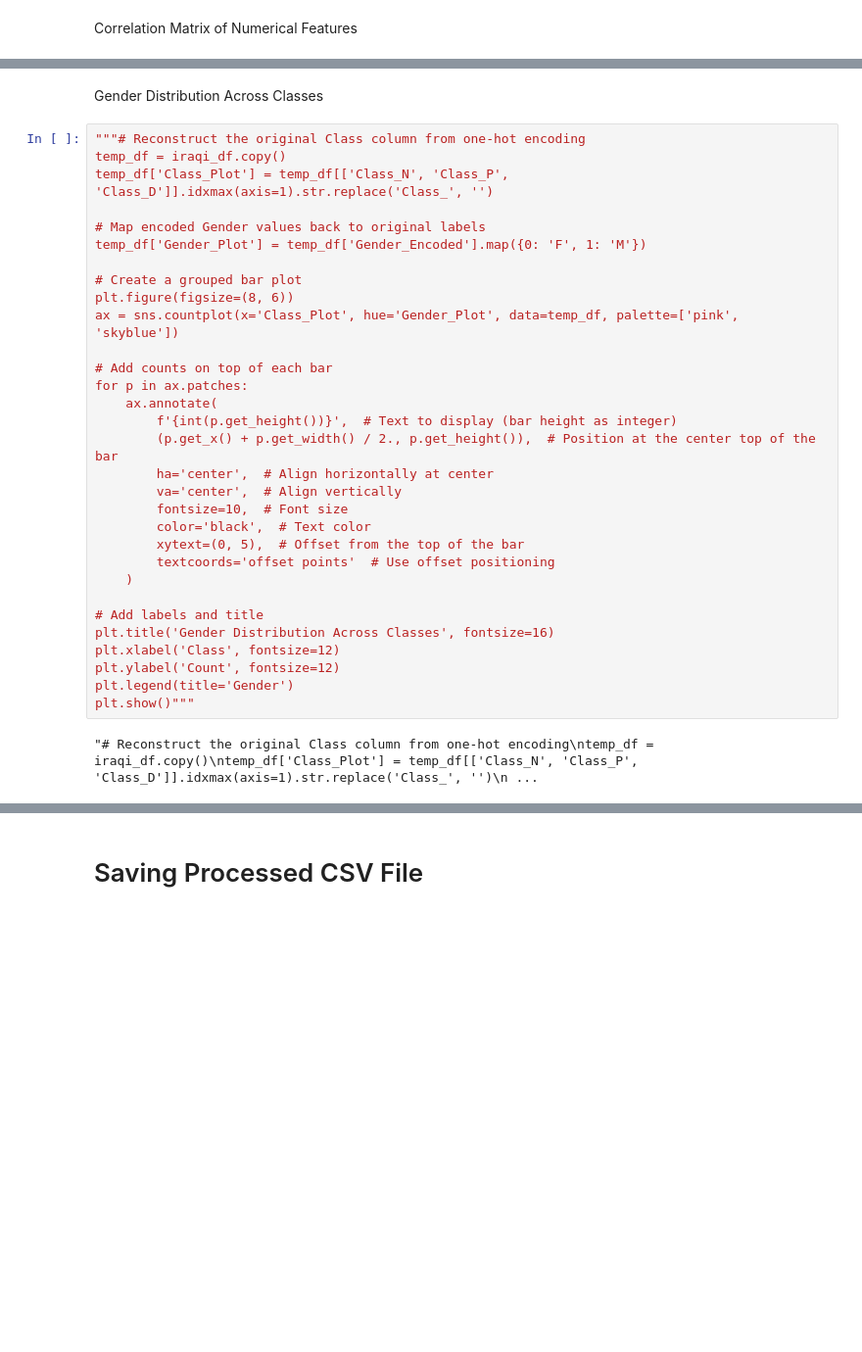
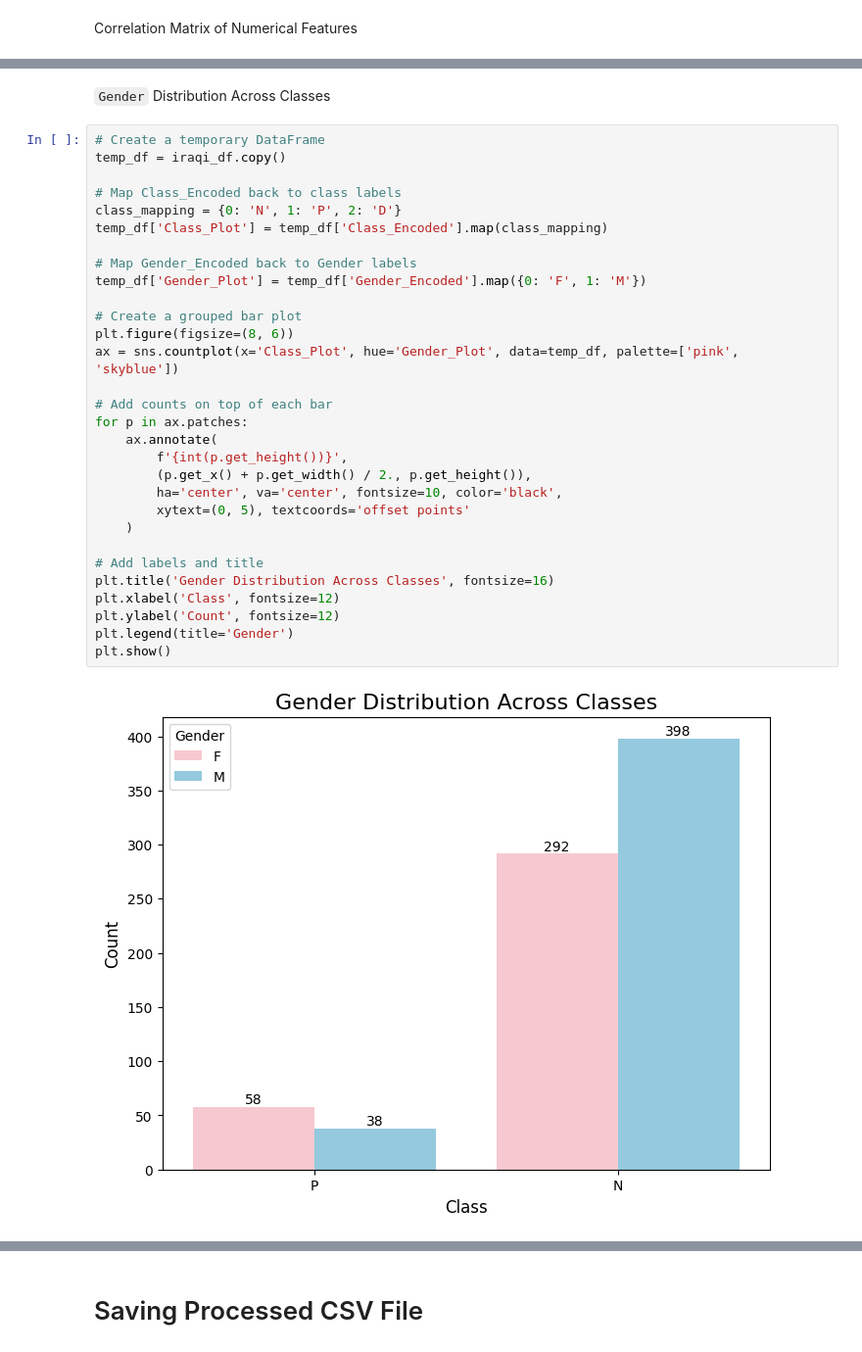
Before and after one commit to AbdullahDahabre/T2D-Prediction-System--Data-Fusion-for-Enhanced-Decision-Making, a Jupyter notebook: Iraq.ipynb, the cells around one changed output, grey strips where cells are left out. Shown at 98% size. Drawn from its saved outputs; the diff is of its cells as text; blank space fills up the shorter version.

```diff
--- a/Iraq.ipynb
+++ b/Iraq.ipynb
@@ -400,36 +396,35 @@ plt.show()"""
 # %% [markdown]
-Gender Distribution Across Classes
+`Gender` Distribution Across Classes
 # %%
-"""# Reconstruct the original Class column from one-hot encoding
+# Create a temporary DataFrame
 temp_df = iraqi_df.copy()
-temp_df['Class_Plot'] = temp_df[['Class_N', 'Class_P', 'Class_D']].idxmax(axis=1).str.replace('Class_', '')
 
-# Map encoded Gender values back to original labels
+# Map Class_Encoded back to class labels
+class_mapping = {0: 'N', 1: 'P', 2: 'D'}
+temp_df['Class_Plot'] = temp_df['Class_Encoded'].map(class_mapping)
+
+# Map Gender_Encoded back to Gender labels
 temp_df['Gender_Plot'] = temp_df['Gender_Encoded'].map({0: 'F', 1: 'M'})
 
 # Create a grouped bar plot
 plt.figure(figsize=(8, 6))
 ax = sns.countplot(x='Class_Plot', hue='Gender_Plot', data=temp_df, palette=['pink', 'skyblue'])
 
 # Add counts on top of each bar
 for p in ax.patches:
     ax.annotate(
-        f'{int(p.get_height())}',  # Text to display (bar height as integer)
-        (p.get_x() + p.get_width() / 2., p.get_height()),  # Position at the center top of the bar
-        ha='center',  # Align horizontally at center
-        va='center',  # Align vertically
-        fontsize=10,  # Font size
-        color='black',  # Text color
-        xytext=(0, 5),  # Offset from the top of the bar
-        textcoords='offset points'  # Use offset positioning
+        f'{int(p.get_height())}',
+        (p.get_x() + p.get_width() / 2., p.get_height()),
+        ha='center', va='center', fontsize=10, color='black',
+        xytext=(0, 5), textcoords='offset points'
     )
 
 # Add labels and title
 plt.title('Gender Distribution Across Classes', fontsize=16)
 plt.xlabel('Class', fontsize=12)
 plt.ylabel('Count', fontsize=12)
 plt.legend(title='Gender')
-plt.show()"""
+plt.show()
 # %% [output]
-"# Reconstruct the original Class column from one-hot encoding\ntemp_df = iraqi_df.copy()\ntemp_df['Class_Plot'] = temp_df[['Class_N', 'Class_P', 'Class_D']].idxmax(axis=1).str.replace('Class_', '')\n ...
+[figure, added]
 # %% [markdown]
```
Also changed, not shown: parts of 20 cells of this notebook, 3 other files.
